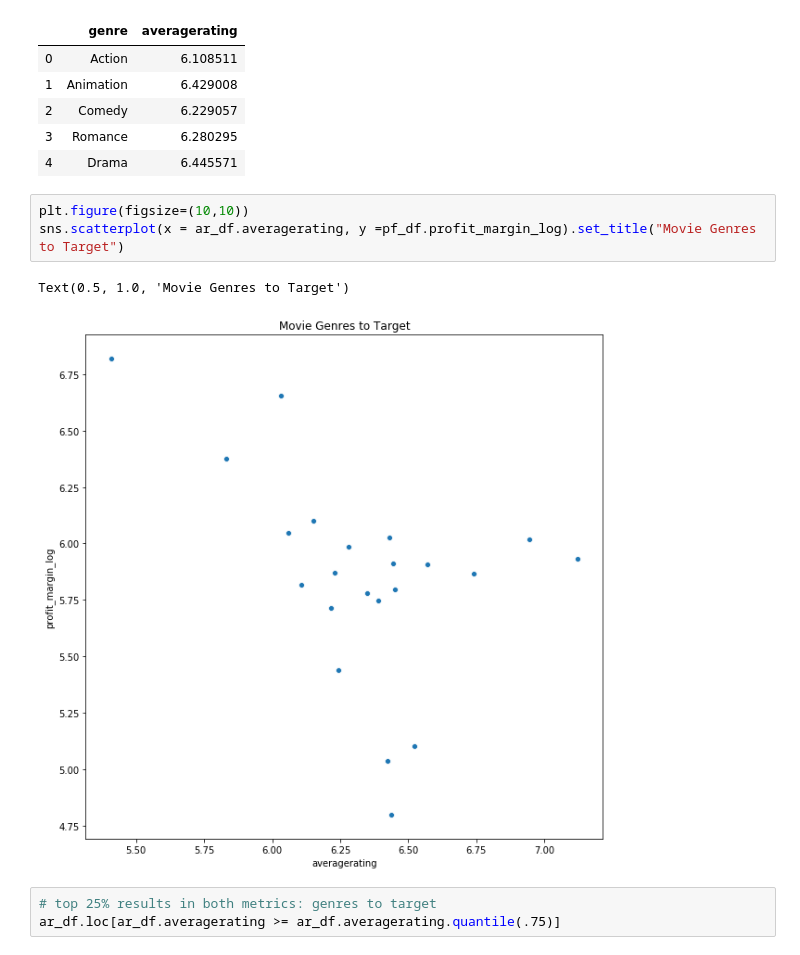
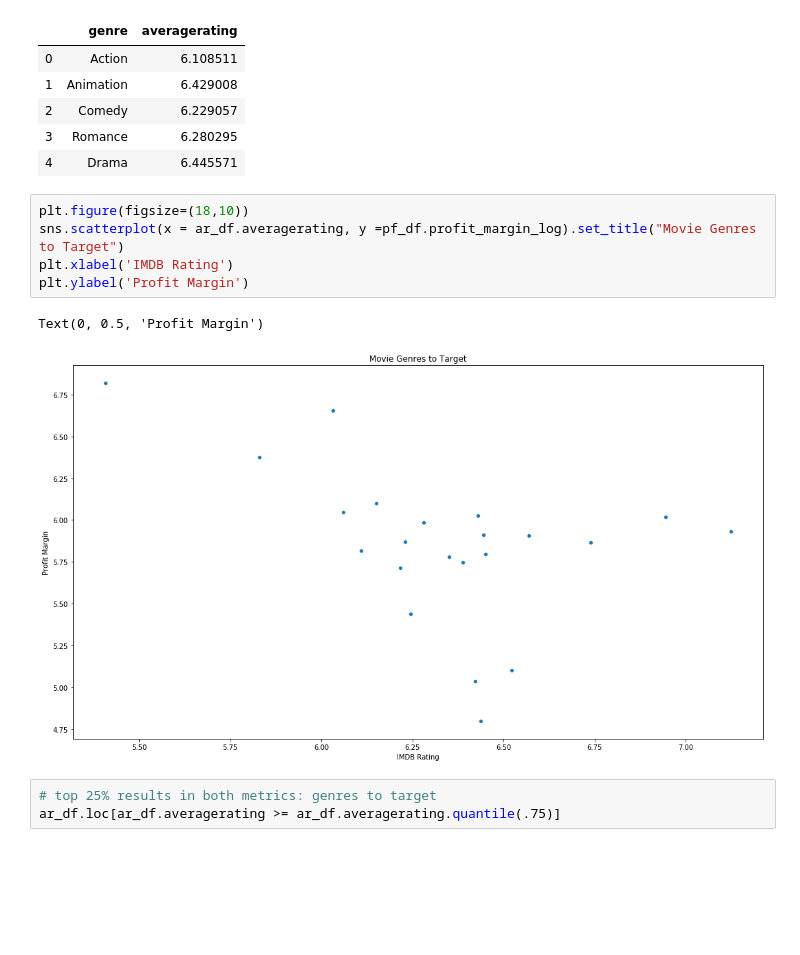
Before and after one commit to jfleury12/movie-collaboration, a Jupyter notebook: mod_1_project_EDA_fleury_2.ipynb, the cells around one changed output. Cells and saved outputs as stored; diff of their text form; blank space fills up the shorter version.

```diff
--- a/mod_1_project_EDA_fleury_2.ipynb
+++ b/mod_1_project_EDA_fleury_2.ipynb
@@ -871,11 +877,13 @@ ar_df.head()
 | 3 | Romance | 6.280295 |
 | 4 | Drama | 6.445571 |
 # %%
-plt.figure(figsize=(10,10))
+plt.figure(figsize=(18,10))
 sns.scatterplot(x = ar_df.averagerating, y =pf_df.profit_margin_log).set_title("Movie Genres to Target")
+plt.xlabel('IMDB Rating')
+plt.ylabel('Profit Margin')
 # %% [output]
-Text(0.5, 1.0, 'Movie Genres to Target')
+Text(0, 0.5, 'Profit Margin')
-[figure, old version]
+[figure, new version]
 # %%
 # top 25% results in both metrics: genres to target
 ar_df.loc[ar_df.averagerating >= ar_df.averagerating.quantile(.75)]
```
Also changed, not shown: parts of 3 cells of this notebook.
